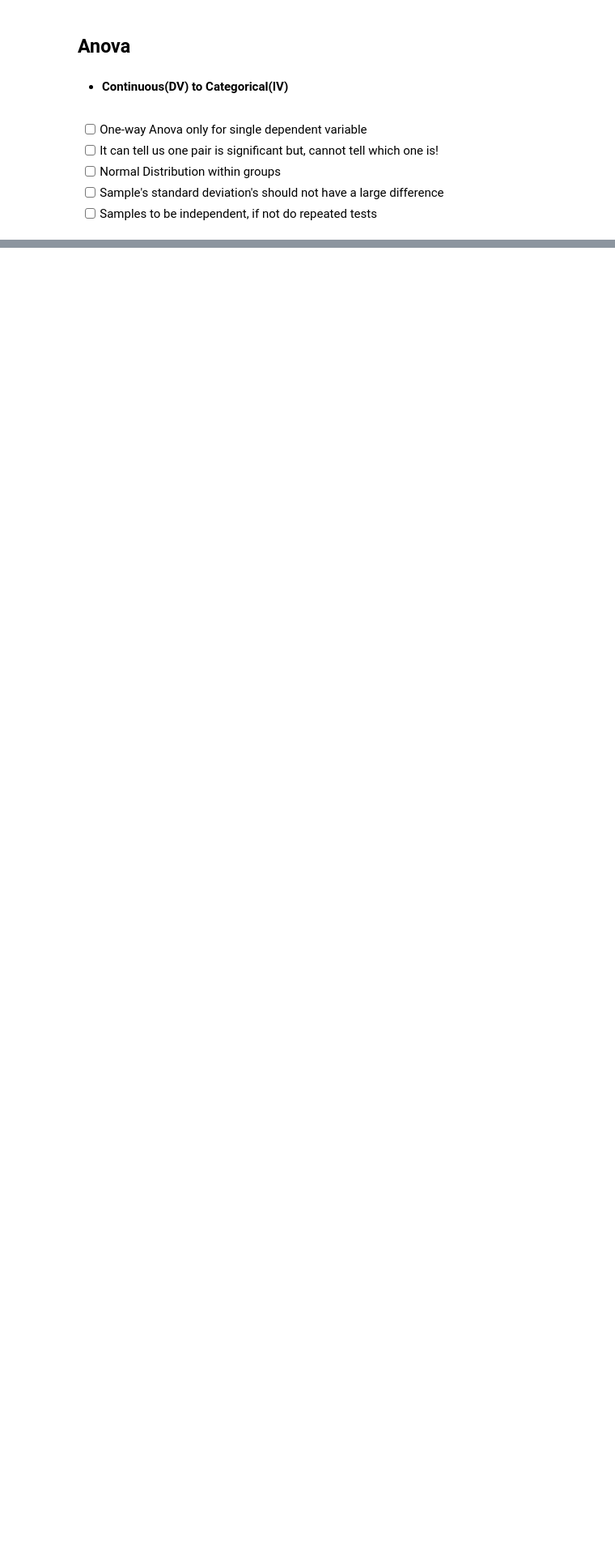
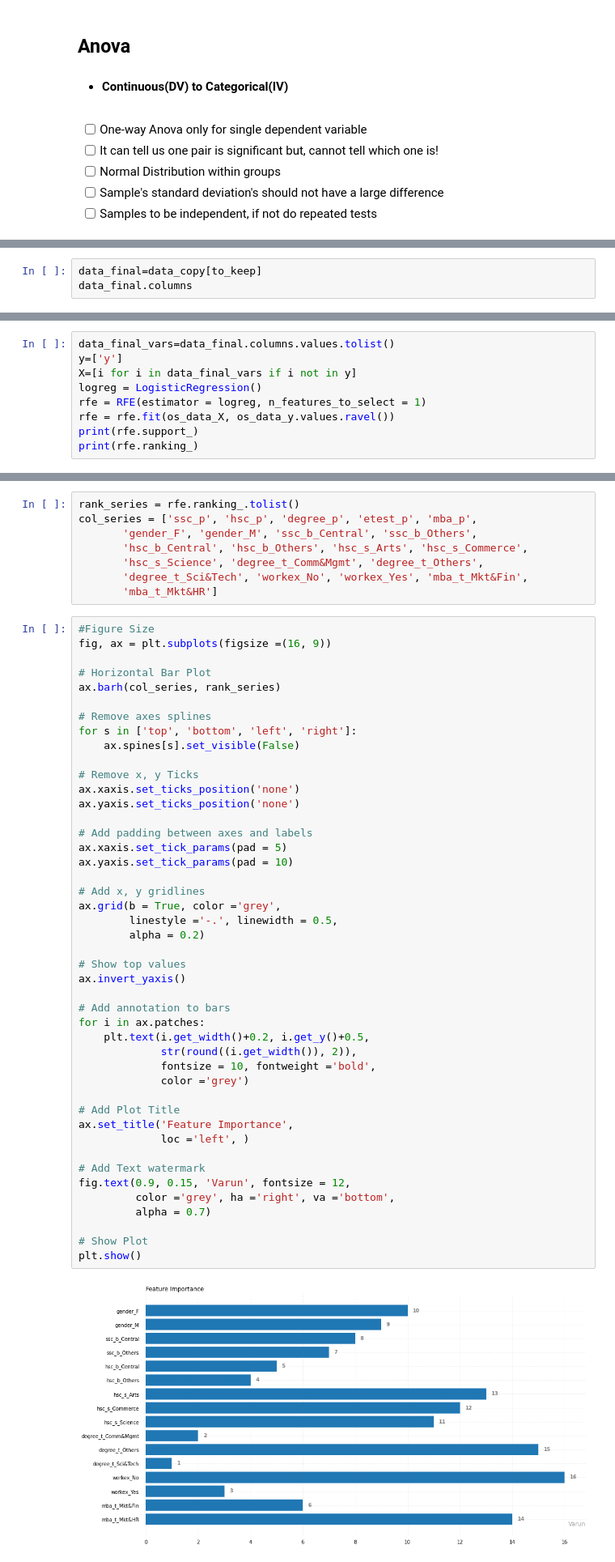
Before and after one commit to VARUN7111/Placement_Salary, a Jupyter notebook: status_and_salary.ipynb, the cells around one changed output, grey strips where cells are left out. Shown: that part at 81% size. Drawn from its saved outputs; the diff is of its cells as text; blank space fills up the shorter version.

```diff
--- a/status_and_salary.ipynb
+++ b/status_and_salary.ipynb
@@ -254,0 +298,3 @@ sns.boxplot(df1.salary,color = 'orange')
+# %%
+data_final=data_copy[to_keep]
+data_final.columns
@@ -254,0 +463,9 @@ sns.boxplot(df1.salary,color = 'orange')
+# %%
+data_final_vars=data_final.columns.values.tolist()
+y=['y']
+X=[i for i in data_final_vars if i not in y]
+logreg = LogisticRegression()
+rfe = RFE(estimator = logreg, n_features_to_select = 1)
+rfe = rfe.fit(os_data_X, os_data_y.values.ravel())
+print(rfe.support_)
+print(rfe.ranking_)
@@ -254,0 +476,55 @@ sns.boxplot(df1.salary,color = 'orange')
+# %%
+rank_series = rfe.ranking_.tolist()
+col_series = ['ssc_p', 'hsc_p', 'degree_p', 'etest_p', 'mba_p',
+       'gender_F', 'gender_M', 'ssc_b_Central', 'ssc_b_Others',
+       'hsc_b_Central', 'hsc_b_Others', 'hsc_s_Arts', 'hsc_s_Commerce',
+       'hsc_s_Science', 'degree_t_Comm&Mgmt', 'degree_t_Others',
+       'degree_t_Sci&Tech', 'workex_No', 'workex_Yes', 'mba_t_Mkt&Fin',
+       'mba_t_Mkt&HR']
+# %%
+#Figure Size
+fig, ax = plt.subplots(figsize =(16, 9))
+
+# Horizontal Bar Plot
+ax.barh(col_series, rank_series)
+
+# Remove axes splines
+for s in ['top', 'bottom', 'left', 'right']:
+    ax.spines[s].set_visible(False)
+
+# Remove x, y Ticks
+ax.xaxis.set_ticks_position('none')
+ax.yaxis.set_ticks_position('none')
+
+# Add padding between axes and labels
+ax.xaxis.set_tick_params(pad = 5)
+ax.yaxis.set_tick_params(pad = 10)
+
+# Add x, y gridlines
+ax.grid(b = True, color ='grey',
+        linestyle ='-.', linewidth = 0.5,
+        alpha = 0.2)
+
+# Show top values
+ax.invert_yaxis()
+
+# Add annotation to bars
+for i in ax.patches:
+    plt.text(i.get_width()+0.2, i.get_y()+0.5,
+             str(round((i.get_width()), 2)),
+             fontsize = 10, fontweight ='bold',
+             color ='grey')
+
+# Add Plot Title
+ax.set_title('Feature Importance',
+             loc ='left', )
+
+# Add Text watermark
+fig.text(0.9, 0.15, 'Varun', fontsize = 12,
+         color ='grey', ha ='right', va ='bottom',
+         alpha = 0.7)
+
+# Show Plot
+plt.show()
+# %% [output]
+[figure, added]
```
Also changed, not shown: parts of 55 cells of this notebook.
